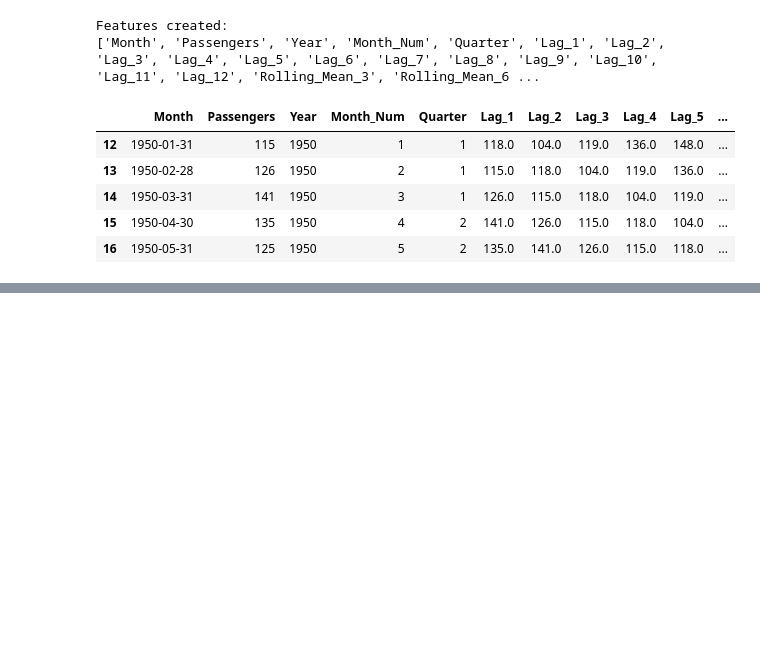
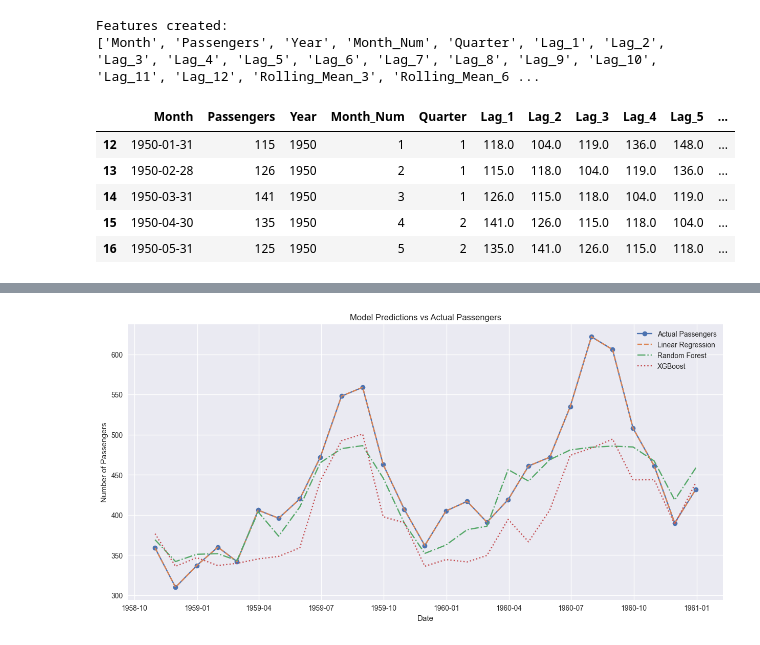
Before and after one commit to sandeepsony/PandasPrep, a Jupyter notebook: TimeSeries.ipynb, the cells around one changed output, grey strips where cells are left out. Cells and saved outputs as stored; diff of their text form; code cells hidden in the pictures; blank space fills up the shorter version.

Commit message:
time-series

```diff
--- a/TimeSeries.ipynb
+++ b/TimeSeries.ipynb
@@ -216,3 +206,15 @@ Features created:
 | 14 | 1950-03-31 | 141 | 1950 | 3 | 1 | 126.0 | 115.0 | 118.0 | 104.0 | 119.0 | ... |
 | 15 | 1950-04-30 | 135 | 1950 | 4 | 2 | 141.0 | 126.0 | 115.0 | 118.0 | 104.0 | ... |
 | 16 | 1950-05-31 | 125 | 1950 | 5 | 2 | 135.0 | 141.0 | 126.0 | 115.0 | 118.0 | ... |
+# %%
+# Split the data into training and testing sets
+# For time series, we always split by time - using the most recent data for testing
+train_size = int(len(model_df)* 0.8)
+train_data = model_df.iloc[:train_size]
+test_data = model_df.iloc[train_size:]
+
+# Prepare features (X) and target (y) for modeling
+X_train = train_data.drop(['Month', 'Passengers'], axis=1)
+y_train = train_data['Passengers']
+X_test = test_data.drop(['Month', 'Passengers'], axis=1)
+y_test = test_data['Passengers']
@@ -218,0 +275,15 @@ Features created:
+# %%
+# Visualize predictions vs actual values
+plt.figure(figsize=(15, 7))
+plt.plot(test_data['Month'], y_test, label='Actual Passengers', marker='o')
+plt.plot(test_data['Month'], lr_pred, label='Linear Regression', linestyle='--')
+plt.plot(test_data['Month'], rf_pred, label='Random Forest', linestyle='-.')
+plt.plot(test_data['Month'], xgb_pred, label='XGBoost', linestyle=':')
+plt.title('Model Predictions vs Actual Passengers')
+plt.xlabel('Date')
+plt.ylabel('Number of Passengers')
+plt.legend()
+plt.grid(True)
+plt.show()
+# %% [output]
+[figure, added]
```
Also changed, not shown: parts of 2 cells of this notebook.
